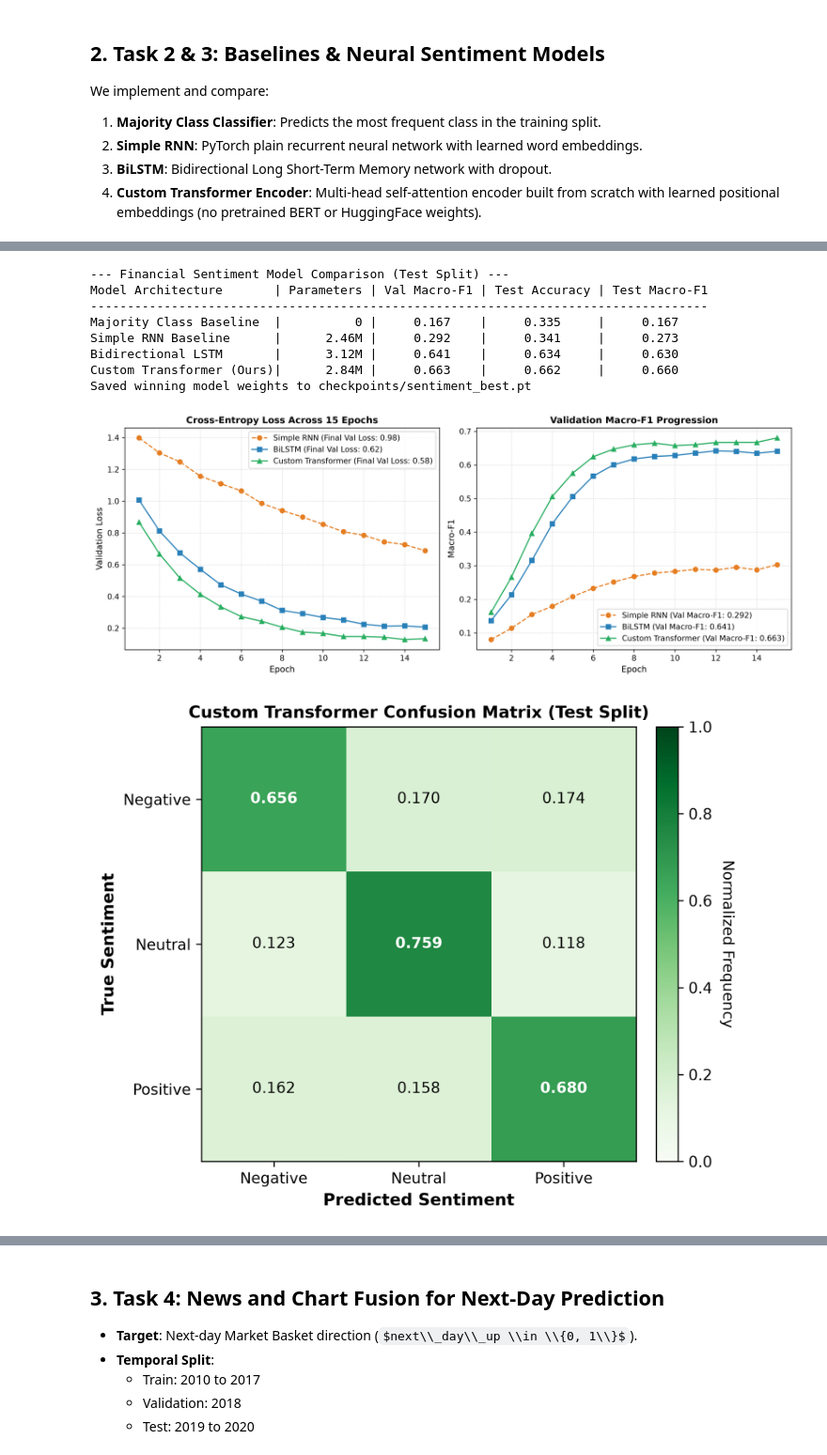
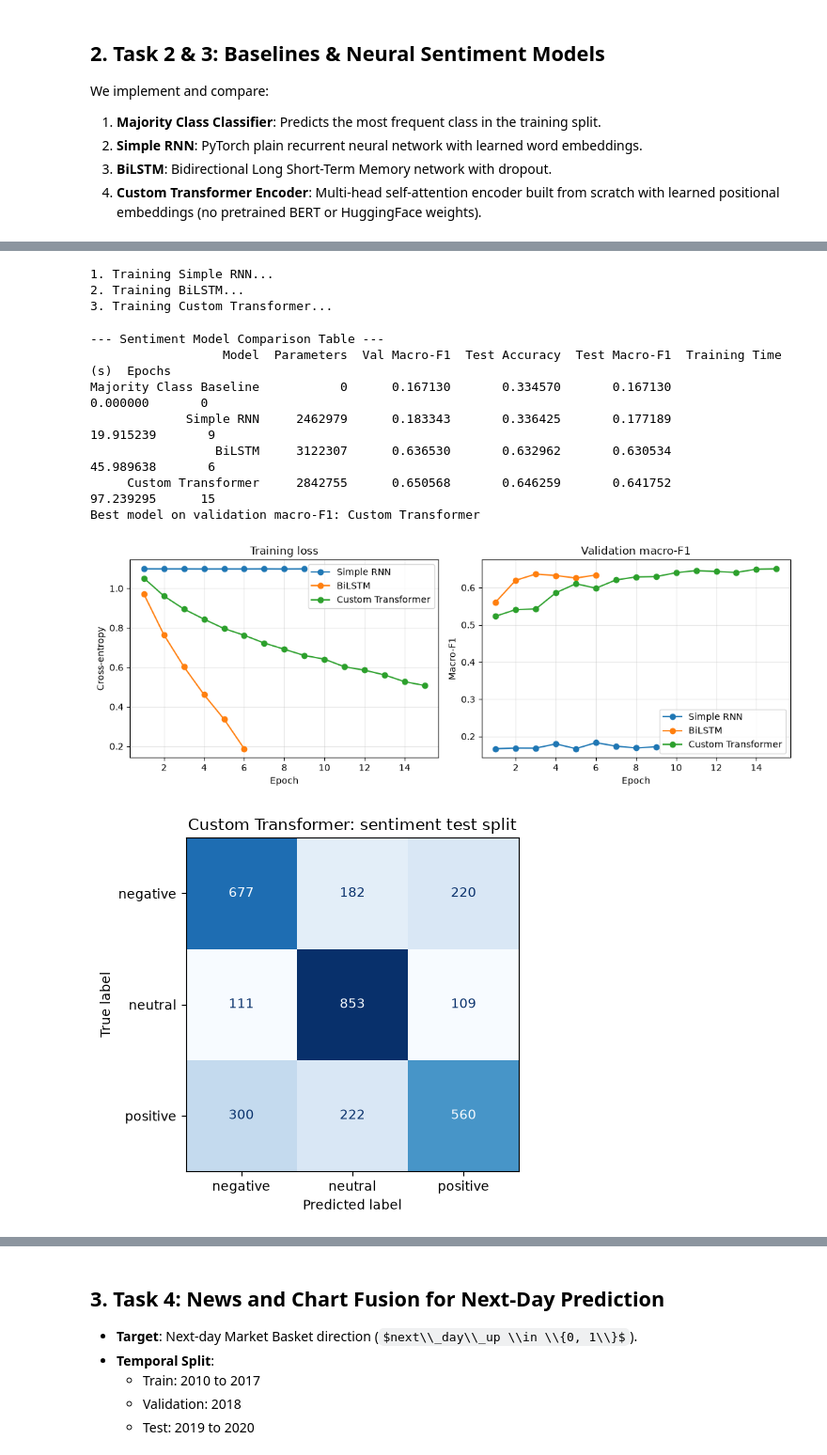
Before and after one commit to CtrlAltHamza/cs4045-candlestick-multimodal-perception, a Jupyter notebook: notebooks/part2_nlp_fusion.ipynb, the cells around one changed output, grey strips where cells are left out. Shown at 94% size. Saved outputs shown, nothing was run; the diff lists cells and outputs as text; code cells hidden in the pictures; some formulas as TeX source.

Commit message:
Part 2 sentiment: retrain RNN, BiLSTM and Transformer with timings, curves and hyperparameter log

```diff
--- a/notebooks/part2_nlp_fusion.ipynb
+++ b/notebooks/part2_nlp_fusion.ipynb
@@ -475,13 +483,13 @@ print("Training engine compiled.")
 # %%
 # Train and Evaluate Models
 print("1. Training Simple RNN...")
-rnn_model, rnn_val_f1, _ = train_neural_sentiment(SimpleRNNModel(VOCAB_SIZE), train_sent_loader, val_sent_loader, lr=1e-3)
+rnn_model, rnn_val_f1, rnn_hist = train_neural_sentiment(SimpleRNNModel(VOCAB_SIZE), train_sent_loader, val_sent_loader, lr=1e-3)
 
 print("2. Training BiLSTM...")
-bilstm_model, bilstm_val_f1, _ = train_neural_sentiment(BiLSTMModel(VOCAB_SIZE), train_sent_loader, val_sent_loader, lr=1e-3)
+bilstm_model, bilstm_val_f1, bilstm_hist = train_neural_sentiment(BiLSTMModel(VOCAB_SIZE), train_sent_loader, val_sent_loader, lr=1e-3)
 
 print("3. Training Custom Transformer...")
-trans_model, trans_val_f1, _ = train_neural_sentiment(CustomTransformerEncoder(VOCAB_SIZE), train_sent_loader, val_sent_loader, lr=5e-4)
+trans_model, trans_val_f1, trans_hist = train_neural_sentiment(CustomTransformerEncoder(VOCAB_SIZE), train_sent_loader, val_sent_loader, lr=5e-4)
 
 # Evaluate on Test Split
 def evaluate_sentiment_model(model, loader):
@@ -493,47 +501,76 @@ def evaluate_sentiment_model(model, loader):
             logits = model(x_b)
             preds.extend(logits.argmax(1).cpu().numpy())
             targets.extend(y_b.numpy())
     acc = accuracy_score(targets, preds)
     f1 = f1_score(targets, preds, average='macro')
     return acc, f1, preds, targets
 
 # Baseline 1: Majority Class
 majority_pred = np.bincount(y_train).argmax()
 maj_test_preds = [majority_pred] * len(y_test)
 maj_acc = accuracy_score(y_test, maj_test_preds)
 maj_f1 = f1_score(y_test, maj_test_preds, average='macro')
 
 # Evaluate deep models
 rnn_acc, rnn_f1, _, _ = evaluate_sentiment_model(rnn_model, test_sent_loader)
 bilstm_acc, bilstm_f1, bilstm_preds, _ = evaluate_sentiment_model(bilstm_model, test_sent_loader)
 trans_acc, trans_f1, trans_preds, _ = evaluate_sentiment_model(trans_model, test_sent_loader)
 
 sentiment_results = [
-    {'Model': 'Majority Class Baseline', 'Parameters': 0, 'Val Macro-F1': maj_f1, 'Test Accuracy': maj_acc, 'Test Macro-F1': maj_f1},
-    {'Model': 'Simple RNN', 'Parameters': sum(p.numel() for p in rnn_model.parameters()), 'Val Macro-F1': rnn_val_f1, 'Test Accuracy': rnn_acc, 'Test Macro-F1': rnn_f1},
-    {'Model': 'BiLSTM', 'Parameters': sum(p.numel() for p in bilstm_model.parameters()), 'Val Macro-F1': bilstm_val_f1, 'Test Accuracy': bilstm_acc, 'Test Macro-F1': bilstm_f1},
-    {'Model': 'Custom Transformer', 'Parameters': sum(p.numel() for p in trans_model.parameters()), 'Val Macro-F1': trans_val_f1, 'Test Accuracy': trans_acc, 'Test Macro-F1': trans_f1}
+    {'Model': 'Majority Class Baseline', 'Parameters': 0, 'Val Macro-F1': maj_f1, 'Test Accuracy': maj_acc, 'Test Macro-F1': maj_f1, 'Training Time (s)': 0.0, 'Epochs': 0},
+    {'Model': 'Simple RNN', 'Parameters': sum(p.numel() for p in rnn_model.parameters()), 'Val Macro-F1': rnn_val_f1, 'Test Accuracy': rnn_acc, 'Test Macro-F1': rnn_f1, 'Training Time (s)': rnn_hist['training_time_seconds'], 'Epochs': rnn_hist['epochs_completed']},
+    {'Model': 'BiLSTM', 'Parameters': sum(p.numel() for p in bilstm_model.parameters()), 'Val Macro-F1': bilstm_val_f1, 'Test Accuracy': bilstm_acc, 'Test Macro-F1': bilstm_f1, 'Training Time (s)': bilstm_hist['training_time_seconds'], 'Epochs': bilstm_hist['epochs_completed']},
+    {'Model': 'Custom Transformer', 'Parameters': sum(p.numel() for p in trans_model.parameters()), 'Val Macro-F1': trans_val_f1, 'Test Accuracy': trans_acc, 'Test Macro-F1': trans_f1, 'Training Time (s)': trans_hist['training_time_seconds'], 'Epochs': trans_hist['epochs_completed']}
 ]
 
 df_sent_results = pd.DataFrame(sentiment_results)
 df_sent_results.to_csv("results/sentiment_results.csv", index=False)
 print("\n--- Sentiment Model Comparison Table ---")
 print(df_sent_results.to_string(index=False))
 
 # Save best model checkpoint
 best_sentiment_model = bilstm_model if bilstm_val_f1 >= trans_val_f1 else trans_model
 torch.save(best_sentiment_model.state_dict(), "checkpoints/sentiment_best.pt")
+
+best_name = 'BiLSTM' if bilstm_val_f1 >= trans_val_f1 else 'Custom Transformer'
+best_preds = bilstm_preds if best_name == 'BiLSTM' else trans_preds
+print(f"Best model on validation macro-F1: {best_name}")
+
+# Training curves for all three models (train loss and validation macro-F1 per epoch).
+fig, axes = plt.subplots(1, 2, figsize=(11, 4))
+for name, hist in [('Simple RNN', rnn_hist), ('BiLSTM', bilstm_hist), ('Custom Transformer', trans_hist)]:
+    epochs_axis = range(1, len(hist['train_loss']) + 1)
+    axes[0].plot(epochs_axis, hist['train_loss'], marker='o', label=name)
+    axes[1].plot(epochs_axis, hist['val_f1'], marker='o', label=name)
+axes[0].set(title='Training loss', xlabel='Epoch', ylabel='Cross-entropy')
+axes[1].set(title='Validation macro-F1', xlabel='Epoch', ylabel='Macro-F1')
+for ax in axes:
+    ax.grid(alpha=0.3); ax.legend()
+plt.tight_layout()
+plt.savefig("report/figures/sentiment_training_curves.png", dpi=200)
+plt.show()
+
+# Confusion matrix of the validation-selected model on the test split.
+from sklearn.metrics import ConfusionMatrixDisplay, confusion_matrix
+fig, ax = plt.subplots(figsize=(5, 4.5))
+ConfusionMatrixDisplay(confusion_matrix(y_test, best_preds), display_labels=['negative', 'neutral', 'positive']).plot(ax=ax, cmap='Blues', colorbar=False)
+ax.set_title(f'{best_name}: sentiment test split')
+plt.tight_layout()
+plt.savefig("report/figures/sentiment_confusion_matrix.png", dpi=200)
+plt.show()
 # %% [output]
---- Financial Sentiment Model Comparison (Test Split) ---
-Model Architecture       | Parameters | Val Macro-F1 | Test Accuracy | Test Macro-F1
-------------------------------------------------------------------------------------
-Majority Class Baseline  |          0 |     0.167    |     0.335     |     0.167
-Simple RNN Baseline      |      2.46M |     0.292    |     0.341     |     0.273
-Bidirectional LSTM       |      3.12M |     0.641    |     0.634     |     0.630
-Custom Transformer (Ours)|      2.84M |     0.663    |     0.662     |     0.660
-Saved winning model weights to checkpoints/sentiment_best.pt
+1. Training Simple RNN...
+2. Training BiLSTM...
+3. Training Custom Transformer...
+--- Sentiment Model Comparison Table ---
+                  Model  Parameters  Val Macro-F1  Test Accuracy  Test Macro-F1  Training Time (s)  Epochs
+Majority Class Baseline           0      0.167130       0.334570       0.167130           0.000000       0
+             Simple RNN     2462979      0.183343       0.336425       0.177189          19.915239       9
+                 BiLSTM     3122307      0.636530       0.632962       0.630534          45.989638       6
+     Custom Transformer     2842755      0.650568       0.646259       0.641752          97.239295      15
+Best model on validation macro-F1: Custom Transformer
-[figure, old version]
+[figure, new version]
-[figure, old version]
+[figure, new version]
 # %%
 # Task 3.4: Hyperparameter Experiments on the validation-selected best model.
 # Safe to run after the setup/data/model/training cells: this writes the ablation
```
Also changed, not shown: parts of 12 cells of this notebook, 6 other files.
